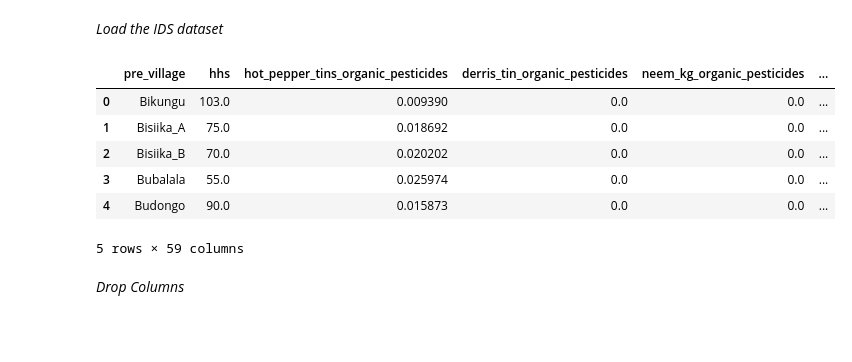
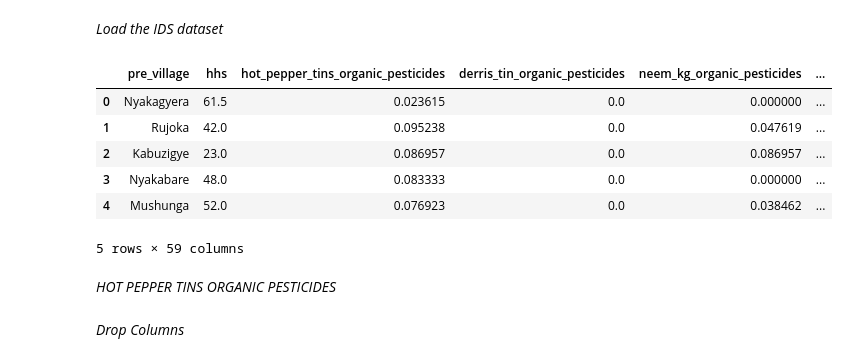
Before and after one commit to Analytics-Raising/IDS_Model_v13, a Jupyter notebook: Model_v13.ipynb, the cells around one changed output. Saved outputs shown, nothing was run; the diff lists cells and outputs as text; code cells hidden in the pictures; blank space fills up the shorter version.

```diff
--- a/Model_v13.ipynb
+++ b/Model_v13.ipynb
@@ -10,22 +12,21 @@ import numpy as np # type: ignore
 # %% [markdown]
 *Load the IDS dataset*
 # %%
-# Specify the file path
-# file_path = r"C:\Reaemanz\Raising the village\IDS\IDS repo\IDS_22_21_20_v1.csv"
-# file_path = r"C:\Reaemanz\Raising the village\IDS\Model_changes\Model_7\IDS_22_21_20_v1.csv"
+# Load the CSV file into a Pandas DataFrame
 
-# Load the CSV file into a Pandas DataFrame
-# IDS_raw = pd.read_csv('datasets/IDS_22_21_20_v2.csv')
-IDS_raw = pd.read_csv('C:\Reaemanz\Raising the village\IDS\Model_changes\IDS_Model_v11\IDS_22_21_20_v3.csv')
+file_path = r'C:\Reaemanz\Raising the village\IDS\Model_changes\IDS_Model_v13\datasets\IDS_22_21_20_v3.csv'
+IDS_raw = pd.read_csv(file_path)
 
 # print the data set
 
 IDS_raw.head(5)
 # %% [output]
 |  | pre_village | hhs | hot_pepper_tins_organic_pesticides | derris_tin_organic_pesticides | neem_kg_organic_pesticides | ... |
-| 0 | Bikungu | 103.0 | 0.009390 | 0.0 | 0.0 | ... |
-| 1 | Bisiika_A | 75.0 | 0.018692 | 0.0 | 0.0 | ... |
-| 2 | Bisiika_B | 70.0 | 0.020202 | 0.0 | 0.0 | ... |
-| 3 | Bubalala | 55.0 | 0.025974 | 0.0 | 0.0 | ... |
-| 4 | Budongo | 90.0 | 0.015873 | 0.0 | 0.0 | ... |
+| 0 | Nyakagyera | 61.5 | 0.023615 | 0.0 | 0.000000 | ... |
+| 1 | Rujoka | 42.0 | 0.095238 | 0.0 | 0.047619 | ... |
+| 2 | Kabuzigye | 23.0 | 0.086957 | 0.0 | 0.086957 | ... |
+| 3 | Nyakabare | 48.0 | 0.083333 | 0.0 | 0.000000 | ... |
+| 4 | Mushunga | 52.0 | 0.076923 | 0.0 | 0.038462 | ... |
 5 rows × 59 columns
+# %% [markdown]
+*HOT PEPPER TINS ORGANIC PESTICIDES*
```
Also changed, not shown: parts of 3 cells of this notebook, 5 other files.
